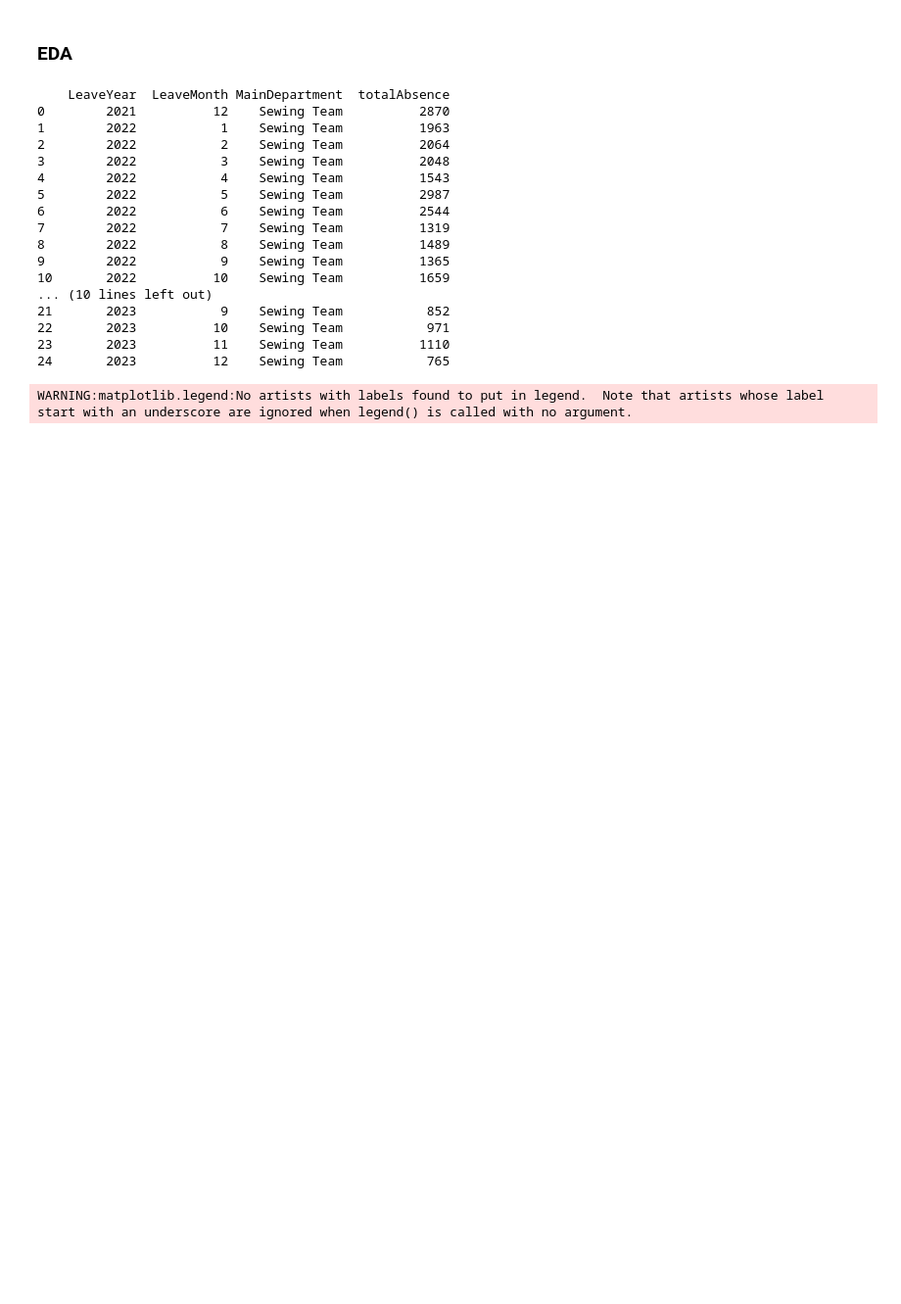
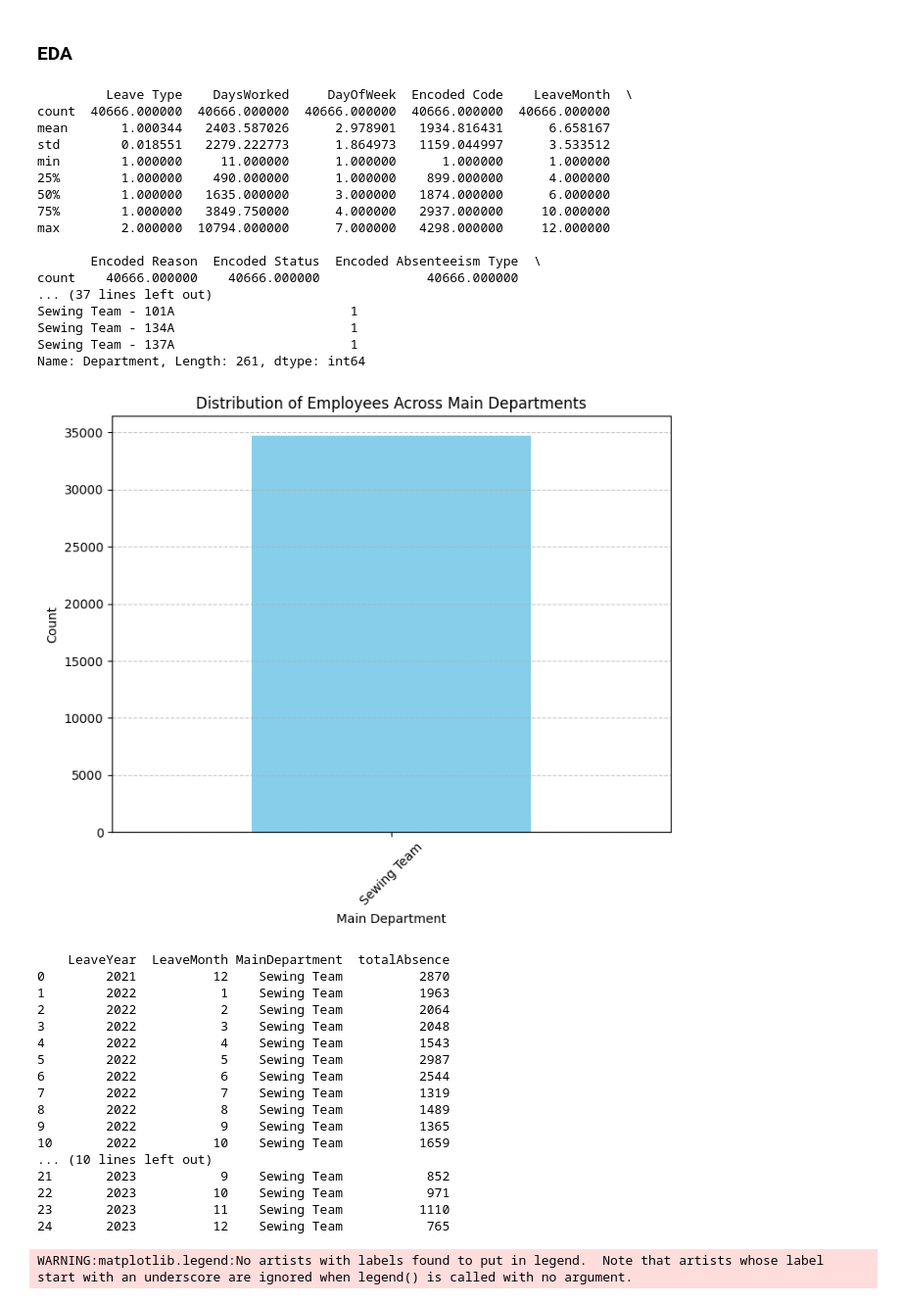
Before and after one commit to DSGP-Group-1-EAPS/SL-Apparel-Dataset, a Jupyter notebook: ARIMA_and_SARIMA_for_Sewing.ipynb, the cells around one changed output. Shown at 98% size. Saved outputs shown, nothing was run; the diff lists cells and outputs as text; code cells hidden in the pictures; blank space fills up the shorter version.

```diff
--- a/ARIMA_and_SARIMA_for_Sewing.ipynb
+++ b/ARIMA_and_SARIMA_for_Sewing.ipynb
@@ -40,6 +51,47 @@ for main_dept, sub_depts in sub_dept_to_main_dept.items():
 
 # Add a new column indicating the main department for each row
 data['MainDepartment'] = data['Department'].map(main_dept_for_sub_dept)
+# %%
+# Summary statistics
+summary_stats = data.describe()
+print(summary_stats)
+
+# Distribution of Main Departments
+main_dept_distribution = data['MainDepartment'].value_counts()
+print(main_dept_distribution)
+
+# Employee count by Sub-Departments
+sub_dept_count = data['Department'].value_counts()
+print(sub_dept_count)
+
+# Plotting the distribution of main departments
+plt.figure(figsize=(8, 6))
+main_dept_distribution.plot(kind='bar', color='skyblue')
+plt.title('Distribution of Employees Across Main Departments')
+plt.xlabel('Main Department')
+plt.ylabel('Count')
+plt.xticks(rotation=45)
+plt.grid(axis='y', linestyle='--', alpha=0.7)
+plt.show()
+# %% [output]
+         Leave Type    DaysWorked     DayOfWeek  Encoded Code    LeaveMonth  \
+count  40666.000000  40666.000000  40666.000000  40666.000000  40666.000000
+mean       1.000344   2403.587026      2.978901   1934.816431      6.658167
+std        0.018551   2279.222773      1.864973   1159.044997      3.533512
+min        1.000000     11.000000      1.000000      1.000000      1.000000
+25%        1.000000    490.000000      1.000000    899.000000      4.000000
+50%        1.000000   1635.000000      3.000000   1874.000000      6.000000
+75%        1.000000   3849.750000      4.000000   2937.000000     10.000000
+max        2.000000  10794.000000      7.000000   4298.000000     12.000000
+
+       Encoded Reason  Encoded Status  Encoded Absenteeism Type  \
+count    40666.000000    40666.000000              40666.000000
+... (37 lines left out)
+Sewing Team - 101A                       1
+Sewing Team - 134A                       1
+Sewing Team - 137A                       1
+Name: Department, Length: 261, dtype: int64
+[figure, added]
 # %%
 # Summarize total absence by main department
 total_absence_by_main_dept = data.groupby(['LeaveYear','LeaveMonth','MainDepartment']).size().reset_index(name='totalAbsence')
```
Also changed, not shown: parts of 5 cells of this notebook.
